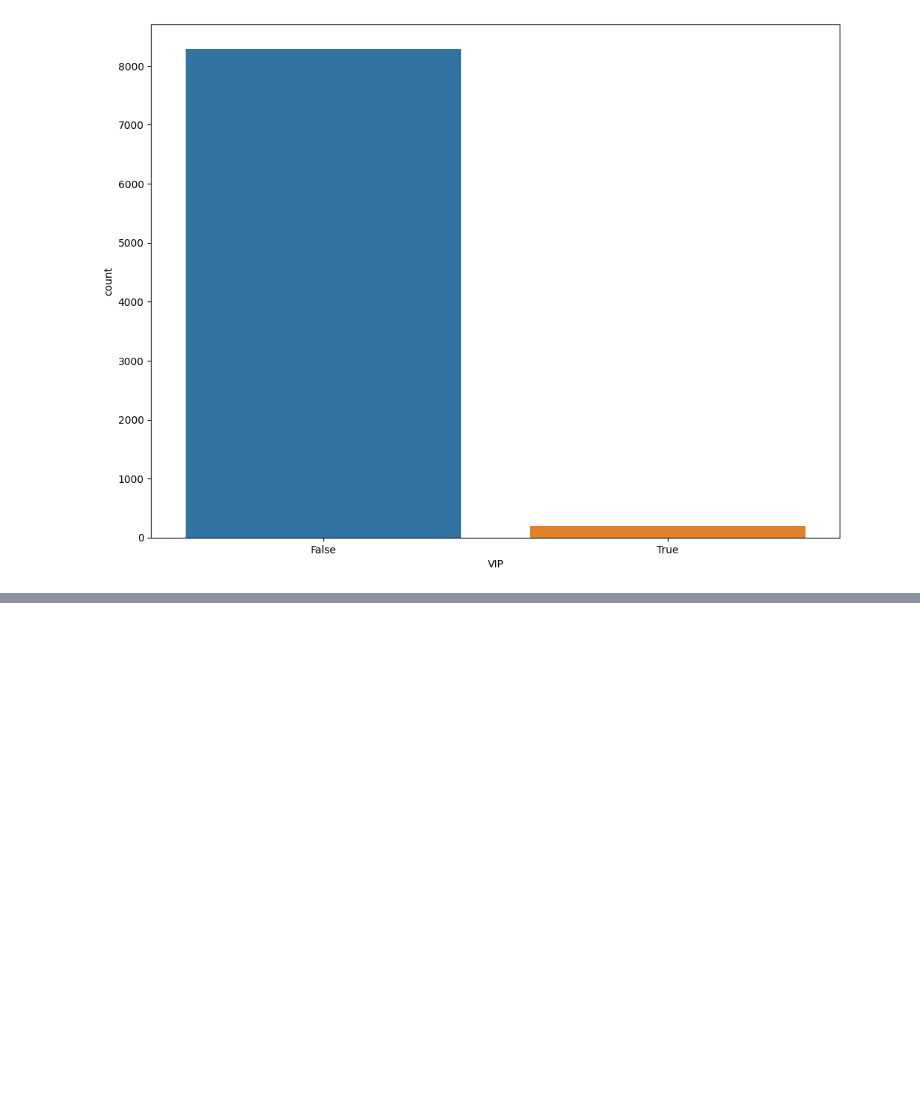
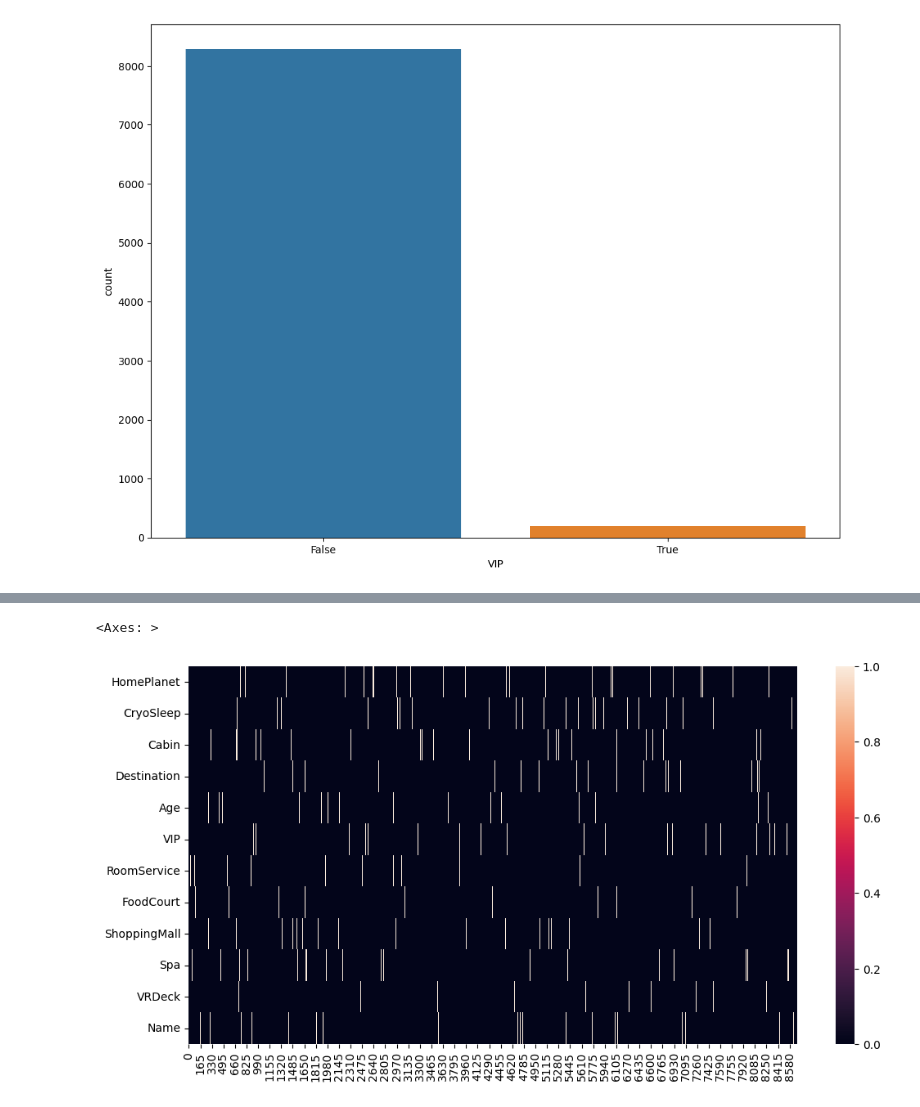
Before and after one commit to Fabiocufino/DataMining-Project, a Jupyter notebook: Project.ipynb, the cells around one changed output, grey strips where cells are left out. Cells and saved outputs as stored; diff of their text form; code cells hidden in the pictures; blank space fills up the shorter version.

```diff
--- a/Project.ipynb
+++ b/Project.ipynb
@@ -331,0 +356,8 @@ sns.countplot(data=data, x='VIP')
+# %%
+# Columns with missing values
+na_cols=data.columns[data.isna().any()].tolist()
+
+# Missing values summary
+mv=pd.DataFrame(data[na_cols].isna().sum(), columns=['Number_missing'])
+mv['Percentage_missing']=np.round(100*mv['Number_missing']/len(data),2)
+mv
@@ -331,0 +396,7 @@ sns.countplot(data=data, x='VIP')
+# %%
+# Heatmap of missing values
+plt.figure(figsize=(12,6))
+sns.heatmap(data[na_cols].isna().T)
+# %% [output]
+<Axes: >
+[figure, added]
```
Also changed, not shown: parts of 13 cells of this notebook.
